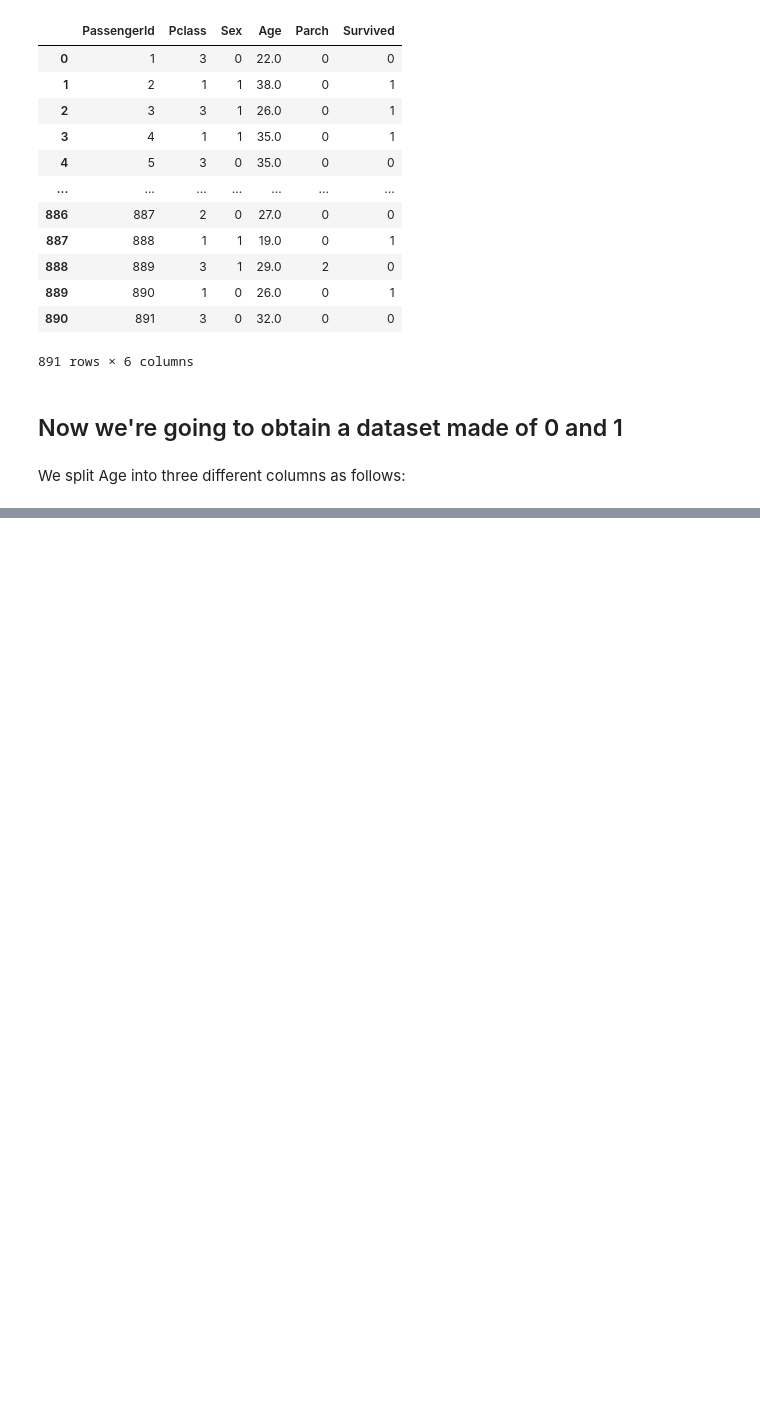
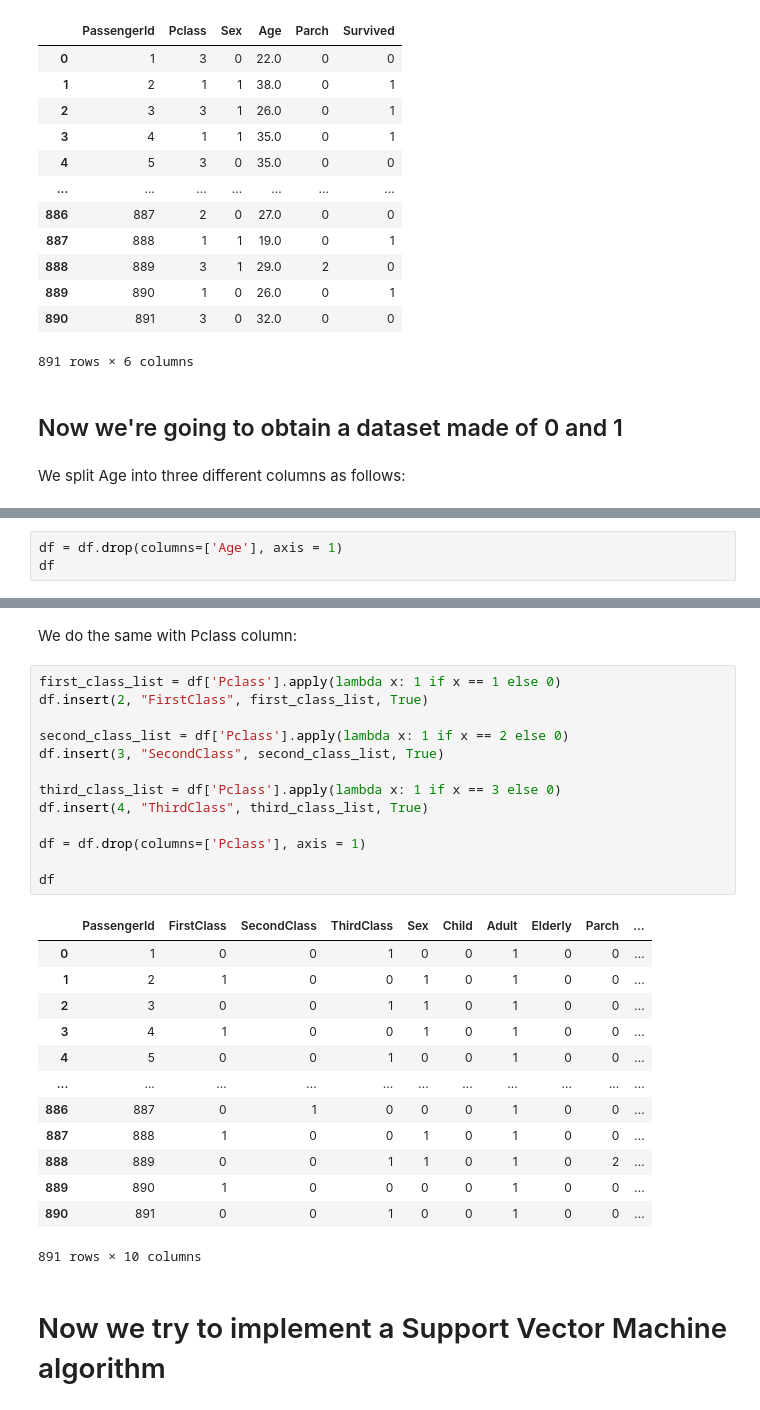
Before and after one commit to Fedege98/TitanicKaggle, a Jupyter notebook: titanicchallenge.ipynb, the cells around one changed output, grey strips where cells are left out. Cells and saved outputs as stored; diff of their text form; blank space fills up the shorter version.

```diff
--- a/titanicchallenge.ipynb
+++ b/titanicchallenge.ipynb
@@ -227,0 +228,3 @@ df.groupby('Children').Survived.mean().plot(kind='bar')
+# %%
+df = df.drop(columns=['Age'], axis = 1)
+df
@@ -227,0 +245,31 @@ df.groupby('Children').Survived.mean().plot(kind='bar')
+# %% [markdown]
+We do the same with Pclass column:
+# %%
+first_class_list = df['Pclass'].apply(lambda x: 1 if x == 1 else 0)
+df.insert(2, "FirstClass", first_class_list, True)
+
+second_class_list = df['Pclass'].apply(lambda x: 1 if x == 2 else 0)
+df.insert(3, "SecondClass", second_class_list, True)
+
+third_class_list = df['Pclass'].apply(lambda x: 1 if x == 3 else 0)
+df.insert(4, "ThirdClass", third_class_list, True)
+
+df = df.drop(columns=['Pclass'], axis = 1)
+
+df
+# %% [output]
+|  | PassengerId | FirstClass | SecondClass | ThirdClass | Sex | Child | Adult | Elderly | Parch | ... |
+| 0 | 1 | 0 | 0 | 1 | 0 | 0 | 1 | 0 | 0 | ... |
+| 1 | 2 | 1 | 0 | 0 | 1 | 0 | 1 | 0 | 0 | ... |
+| 2 | 3 | 0 | 0 | 1 | 1 | 0 | 1 | 0 | 0 | ... |
+| 3 | 4 | 1 | 0 | 0 | 1 | 0 | 1 | 0 | 0 | ... |
+| 4 | 5 | 0 | 0 | 1 | 0 | 0 | 1 | 0 | 0 | ... |
+| ... | ... | ... | ... | ... | ... | ... | ... | ... | ... | ... |
+| 886 | 887 | 0 | 1 | 0 | 0 | 0 | 1 | 0 | 0 | ... |
+| 887 | 888 | 1 | 0 | 0 | 1 | 0 | 1 | 0 | 0 | ... |
+| 888 | 889 | 0 | 0 | 1 | 1 | 0 | 1 | 0 | 2 | ... |
+| 889 | 890 | 1 | 0 | 0 | 0 | 0 | 1 | 0 | 0 | ... |
+| 890 | 891 | 0 | 0 | 1 | 0 | 0 | 1 | 0 | 0 | ... |
+891 rows × 10 columns
+# %% [markdown]
+# Now we try to implement a Support Vector Machine algorithm
```
Also changed, not shown: parts of 8 cells of this notebook.
